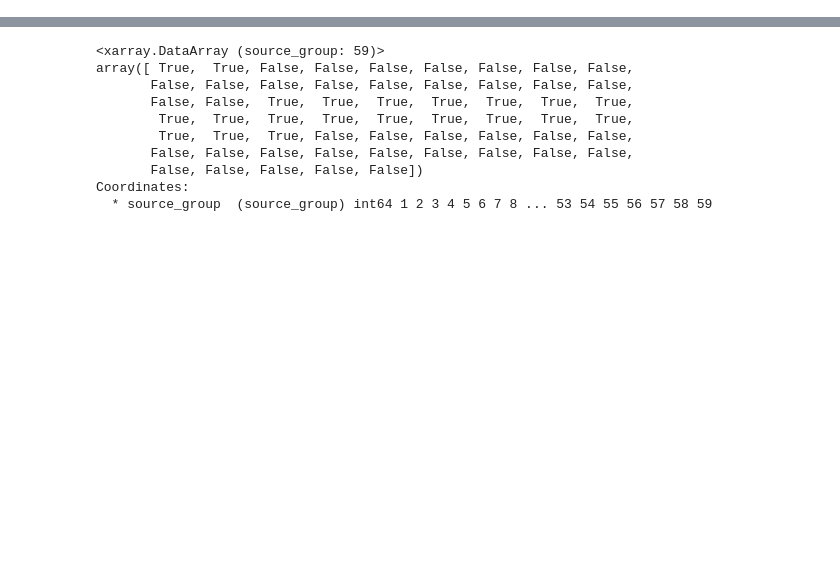
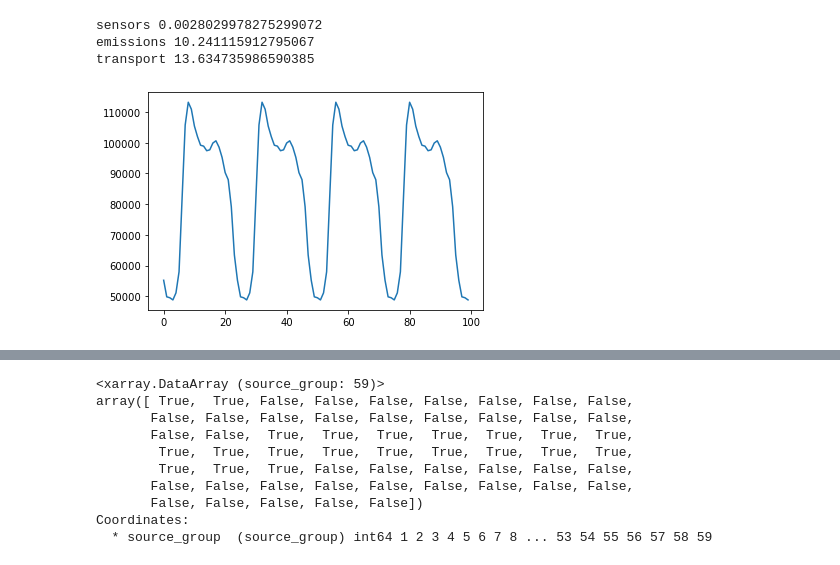
Before and after one commit to ATMO-IUP-UHEI/Experiments, a Jupyter notebook: experiments/basic_setup/testing.ipynb, the cells around one changed output, grey strips where cells are left out. Saved outputs shown, nothing was run; the diff lists cells and outputs as text; code cells hidden in the pictures; blank space fills up the shorter version.

```diff
--- a/experiments/basic_setup/testing.ipynb
+++ b/experiments/basic_setup/testing.ipynb
@@ -8,9 +12,18 @@ from experiments import BasicSetup
 from experiments import utilities as utils
 from bayesinverse import Regression
 # %%
-config_path = config_path = Path(
+config_path = Path(
     "/home/rmaiwald/code/Experiments/experiments/basic_setup/config.yaml"
 )
 
-basic_setup = BasicSetup(config_path)
+exp = BasicSetup(config_path)
 # basic_setup.run()
+# %% [output]
+sensors 0.0028029978275299072
+emissions 10.241115912795067
+transport 13.634735986590385
+# %%
+plt.plot(exp.emissions.truth_absolute.sum("source_group"))
+pass
+# %% [output]
+[figure, added]
```
Also changed, not shown: parts of 31 cells of this notebook, 29 other files.
